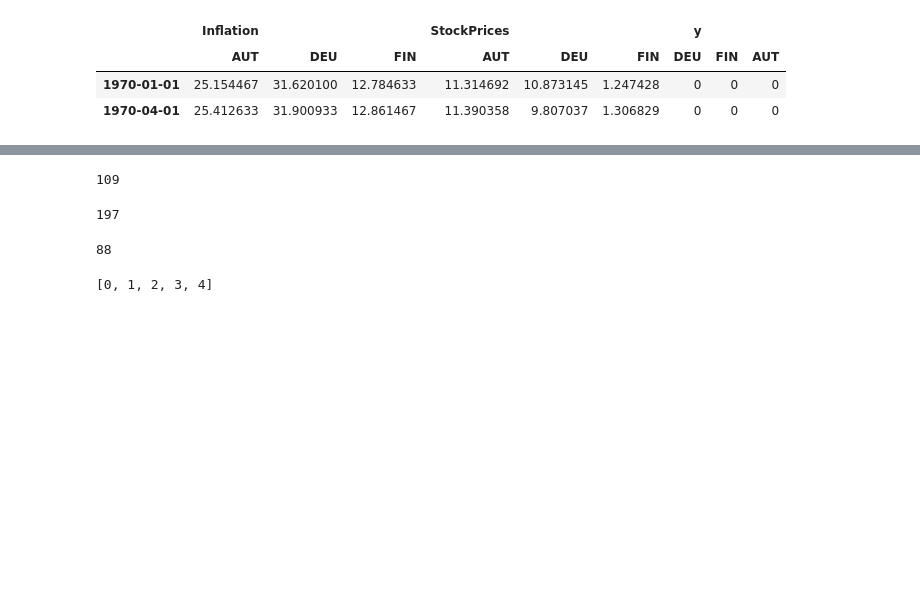
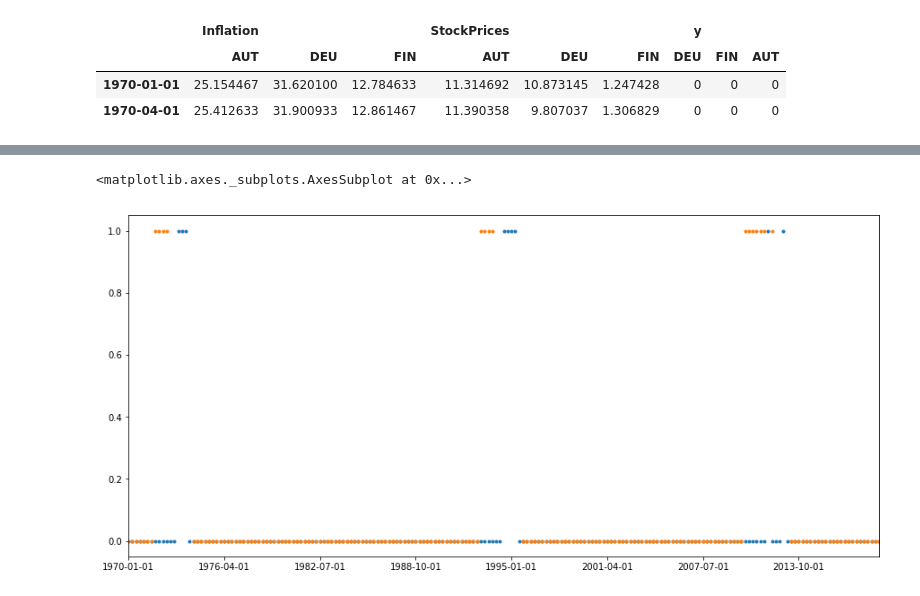
Before and after one commit to vvoutilainen/MTSDataModel, a Jupyter notebook: examples/sample_examples.ipynb, the cells around one changed output, grey strips where cells are left out. Drawn from its saved outputs; the diff is of its cells as text; code cells hidden in the pictures; blank space fills up the shorter version.

Commit message:
first version where endogenous variable treatmetn seems to work

```diff
--- a/examples/sample_examples.ipynb
+++ b/examples/sample_examples.ipynb
@@ -189,13 +177,16 @@ do2.ReturnDf().head(1)
 # %%
+filename = 'sample_data.csv'
+colnames = {'level1': 'Variable', 'level2': 'Country', 'value': 'Value','index': 'Date'}
+do2 = mts.MTSDataModel(filepath = filename, colnames = colnames)
+
 # Create some dummy data representing binary outcome data
+# which still does not exist in do2 object
 df = do2.ReturnDf()
 df['y','DEU']=[1 if x in [6,7,10,11,99,180,182,183] else 0 for x in range(len(df))]
-df['y','FIN']=[1 if x in [6,7,8,98,99,100,101, 167, 171] else 0 for x in range(len(df)) ]
+df['y','FIN']=[1 if x in [13,14,15,98,99,100,101, 167, 171] else 0 for x in range(len(df)) ]
 df['y','AUT']=[1 if x in [98,99,100,101] else 0 for x in range(len(df)) ]
-#do2.ReplaceDf(df)
-#do2.ReplaceDf(do.GetVariables(['StockPrices','GDP','y']))
 
-#df = do2.ReturnDf()
+#df = df.iloc[:,df.columns.get_level_values(1)=='FIN']
 df.tail(5)
 # %% [output]
 |  | GDP |  | Inflation |  |  | StockPrices |  |  | y |  | ... |
@@ -206,10 +197,13 @@ df.tail(5)
 | 2018-10-01 | 2.993535e+12 | 2.041390e+11 | 117.473500 | 111.655467 | 111.838500 | 130.353240 | 98.342199 | 108.417365 | 0 | 0 | ... |
 | 2019-01-01 | 3.009343e+12 | 2.048832e+11 | 116.735800 | 110.764450 | 111.575550 | 127.735845 | 97.972692 | NaN | 0 | 0 | ... |
 # %%
+# Define exogenous and endogenous variables
 exogenous = ['StockPrices','Inflation']
 endogenous = ['y']
-pm = MTSPredModel(df = df, exogenous=exogenous, endogenous=endogenous)
 
+# Initialize predictive modelling object with df as the data frame
+pm = mts.MTSPredModel(df = df, exogenous=exogenous, endogenous=endogenous)
+df1 = pm.ReturnDf()
 pm.ReturnDf().head(2)
 # %% [output]
 |  | Inflation |  |  | StockPrices |  |  | y |  |  |
@@ -457,17 +213,12 @@ for (rowno, (index, row)) in enumerate(frame.iterrows()):
-# %%
-rowno = 88
-len(frame) - len(frame[:rowno])
-# %% [output]
-109
-# %%
-len(frame)
-# %% [output]
-197
-# %%
-len(frame[:rowno])
-# %% [output]
-88
-# %%
-list(range(5))
-# %% [output]
-[0, 1, 2, 3, 4]
+# %%
+# Prepare endogenous variable for early-warning exercise
+pm.PrepareEndogenousVariable(y='y', horizonstart=6, horizonend=3, postcrisisperiods=1, postcrisisdroptype='dropifnotinvulnhor')
+df2 = pm.ReturnDf()
+# %%
+fig = plt.figure(figsize=(15,7))
+ax = fig.add_subplot(1,1,1)
+df1['y','FIN'].plot(ax=ax, style='.')
+df2['y','FIN'].plot(ax=ax, style='.')
+# %% [output]
+<matplotlib.axes._subplots.AxesSubplot at 0x...>
+[figure, added]
```
Also changed, not shown: parts of 7 cells of this notebook, 1 other file.
